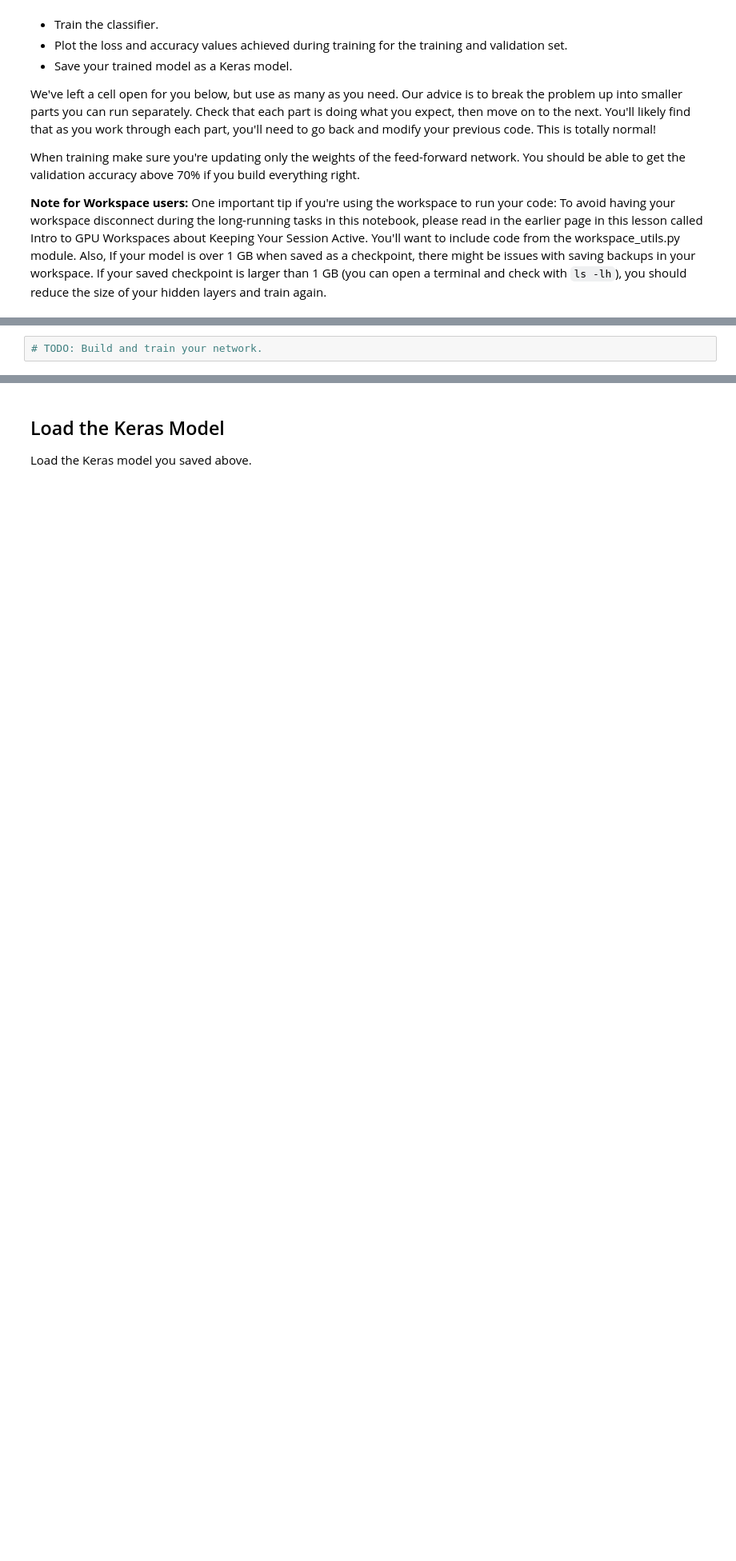
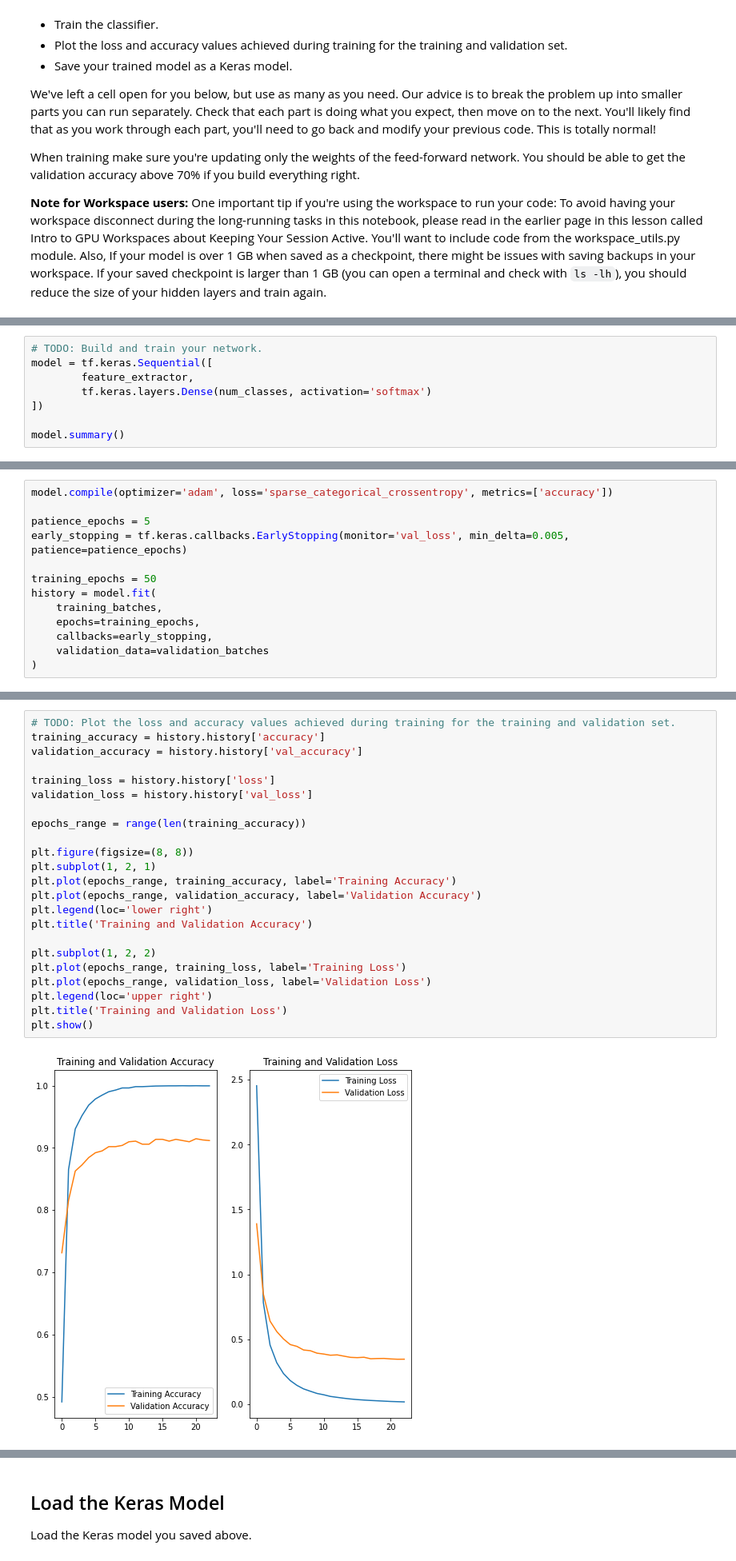
Before and after one commit to dendrenn/intro-to-ml-tensorflow, a Jupyter notebook: p2_image_classifier/Project_Image_Classifier_Project.ipynb, the cells around one changed output, grey strips where cells are left out. Shown: that part at 80% size. Cells and saved outputs as stored; diff of their text form; blank space fills up the shorter version.

Commit message:
Completed modelling section and saved model file.

```diff
--- a/p2_image_classifier/Project_Image_Classifier_Project.ipynb
+++ b/p2_image_classifier/Project_Image_Classifier_Project.ipynb
@@ -174,2 +187,8 @@ When training make sure you're updating only the weights of the feed-forward net
 # %%
 # TODO: Build and train your network.
+model = tf.keras.Sequential([
+        feature_extractor,
+        tf.keras.layers.Dense(num_classes, activation='softmax')
+])
+
+model.summary()
@@ -177,0 +209,13 @@ When training make sure you're updating only the weights of the feed-forward net
+# %%
+model.compile(optimizer='adam', loss='sparse_categorical_crossentropy', metrics=['accuracy'])
+
+patience_epochs = 5
+early_stopping = tf.keras.callbacks.EarlyStopping(monitor='val_loss', min_delta=0.005, patience=patience_epochs)
+
+training_epochs = 50
+history = model.fit(
+    training_batches,
+    epochs=training_epochs,
+    callbacks=early_stopping,
+    validation_data=validation_batches
+)
@@ -178,3 +240,28 @@ When training make sure you're updating only the weights of the feed-forward net
+# %%
+# TODO: Plot the loss and accuracy values achieved during training for the training and validation set.
+training_accuracy = history.history['accuracy']
+validation_accuracy = history.history['val_accuracy']
+
+training_loss = history.history['loss']
+validation_loss = history.history['val_loss']
+
+epochs_range = range(len(training_accuracy))
+
+plt.figure(figsize=(8, 8))
+plt.subplot(1, 2, 1)
+plt.plot(epochs_range, training_accuracy, label='Training Accuracy')
+plt.plot(epochs_range, validation_accuracy, label='Validation Accuracy')
+plt.legend(loc='lower right')
+plt.title('Training and Validation Accuracy')
+
+plt.subplot(1, 2, 2)
+plt.plot(epochs_range, training_loss, label='Training Loss')
+plt.plot(epochs_range, validation_loss, label='Validation Loss')
+plt.legend(loc='upper right')
+plt.title('Training and Validation Loss')
+plt.show()
+# %% [output]
+[figure, added]
 # %% [markdown]
 ## Testing your Network
 
```
Also changed, not shown: parts of 22 cells of this notebook, 1 other file.
